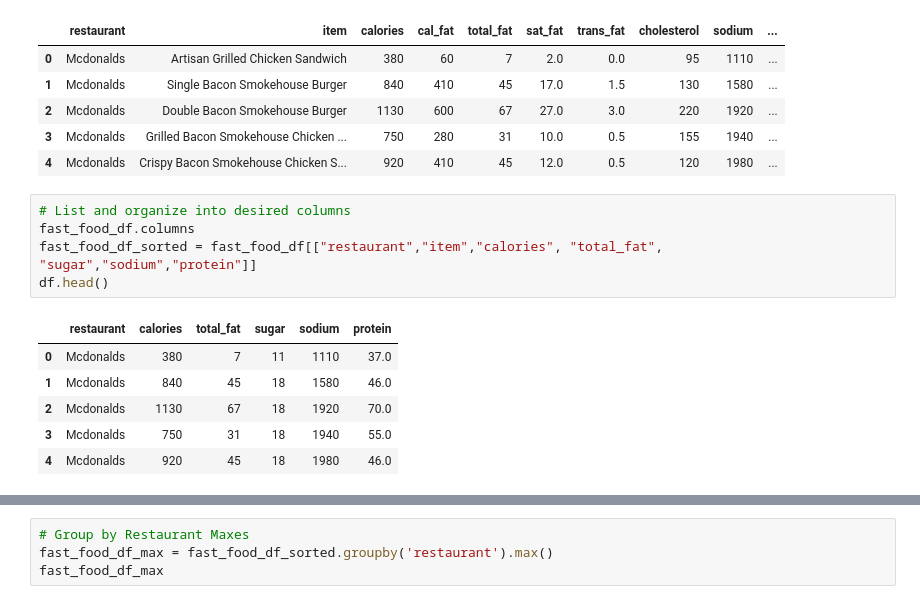
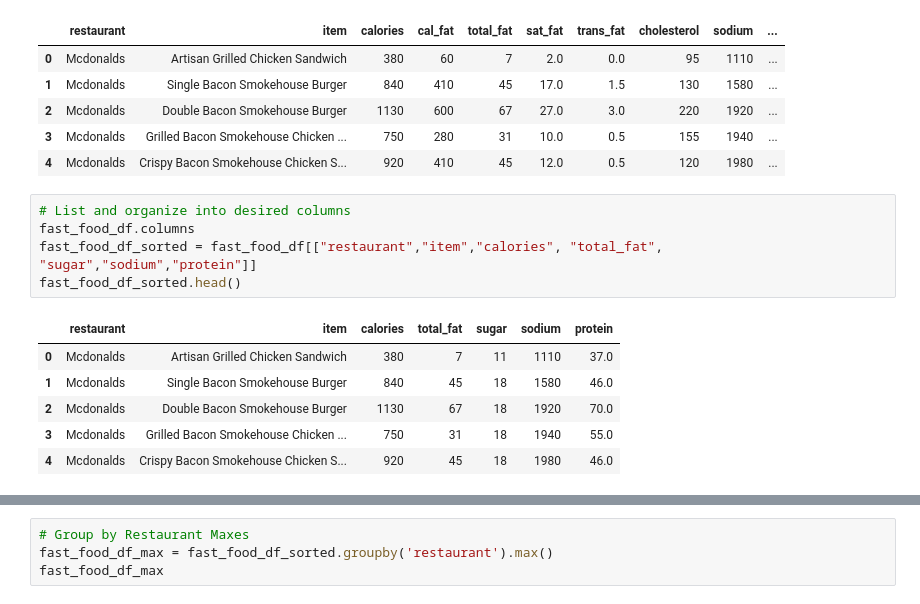
Before and after one commit to lucasjfsmith/ut-dav-project-one, a Jupyter notebook: fast_food_nutrition_donna.ipynb, the cells around one changed output, grey strips where cells are left out. Saved outputs shown, nothing was run; the diff lists cells and outputs as text.

```diff
--- a/fast_food_nutrition_donna.ipynb
+++ b/fast_food_nutrition_donna.ipynb
@@ -43,15 +44,15 @@ fast_food_df.head()
 # %%
 # List and organize into desired columns
 fast_food_df.columns
 fast_food_df_sorted = fast_food_df[["restaurant","item","calories", "total_fat", "sugar","sodium","protein"]]
-df.head()
+fast_food_df_sorted.head()
 # %% [output]
-|  | restaurant | calories | total_fat | sugar | sodium | protein |
-| 0 | Mcdonalds | 380 | 7 | 11 | 1110 | 37.0 |
-| 1 | Mcdonalds | 840 | 45 | 18 | 1580 | 46.0 |
-| 2 | Mcdonalds | 1130 | 67 | 18 | 1920 | 70.0 |
-| 3 | Mcdonalds | 750 | 31 | 18 | 1940 | 55.0 |
-| 4 | Mcdonalds | 920 | 45 | 18 | 1980 | 46.0 |
+|  | restaurant | item | calories | total_fat | sugar | sodium | protein |
+| 0 | Mcdonalds | Artisan Grilled Chicken Sandwich | 380 | 7 | 11 | 1110 | 37.0 |
+| 1 | Mcdonalds | Single Bacon Smokehouse Burger | 840 | 45 | 18 | 1580 | 46.0 |
+| 2 | Mcdonalds | Double Bacon Smokehouse Burger | 1130 | 67 | 18 | 1920 | 70.0 |
+| 3 | Mcdonalds | Grilled Bacon Smokehouse Chicken ... | 750 | 31 | 18 | 1940 | 55.0 |
+| 4 | Mcdonalds | Crispy Bacon Smokehouse Chicken S... | 920 | 45 | 18 | 1980 | 46.0 |
 # %%
 # Group by Restaurant Mins
 fast_food_df_mins = fast_food_df_sorted.groupby('restaurant').min()
```
Also changed, not shown: parts of 8 cells of this notebook.
